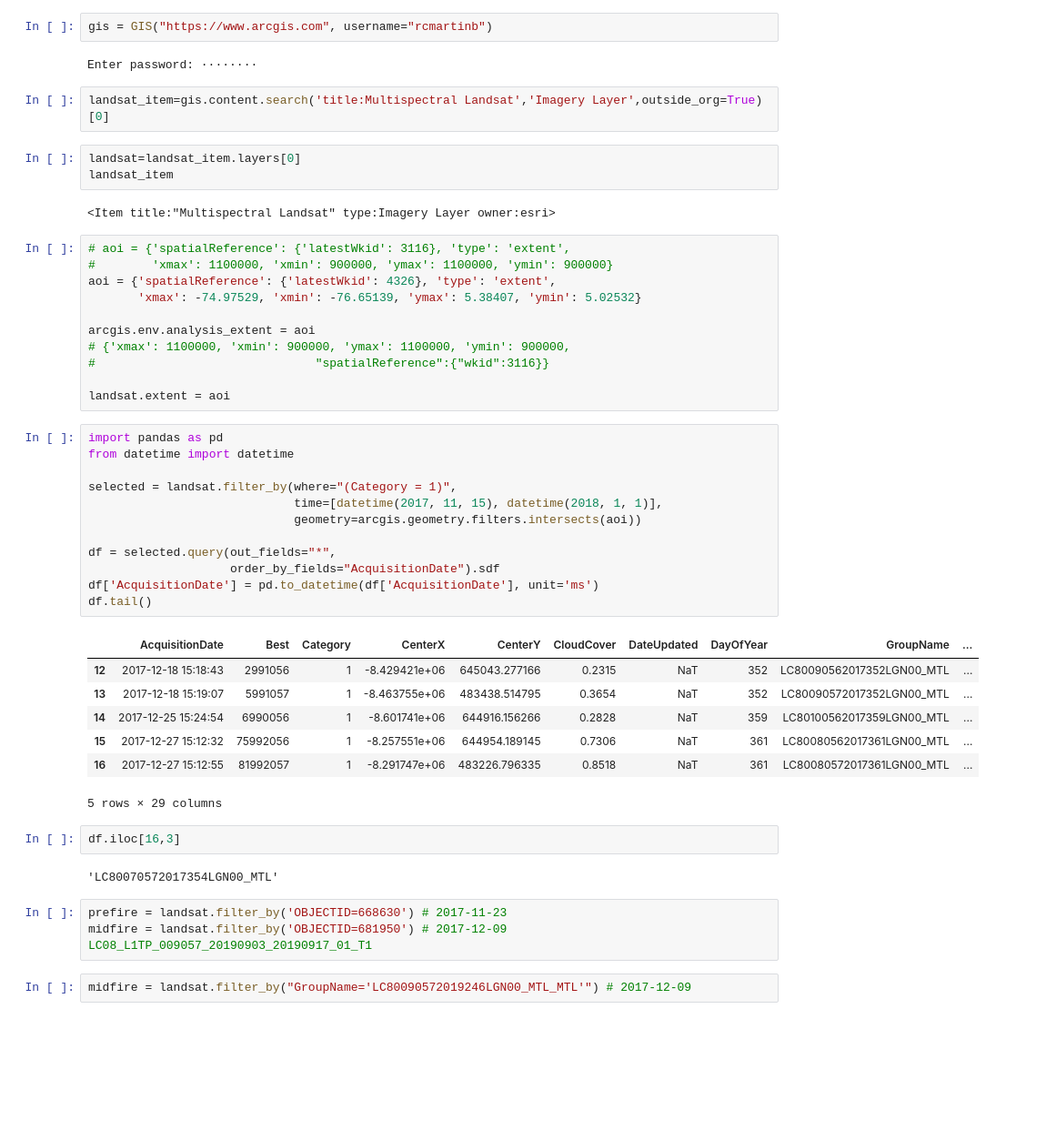
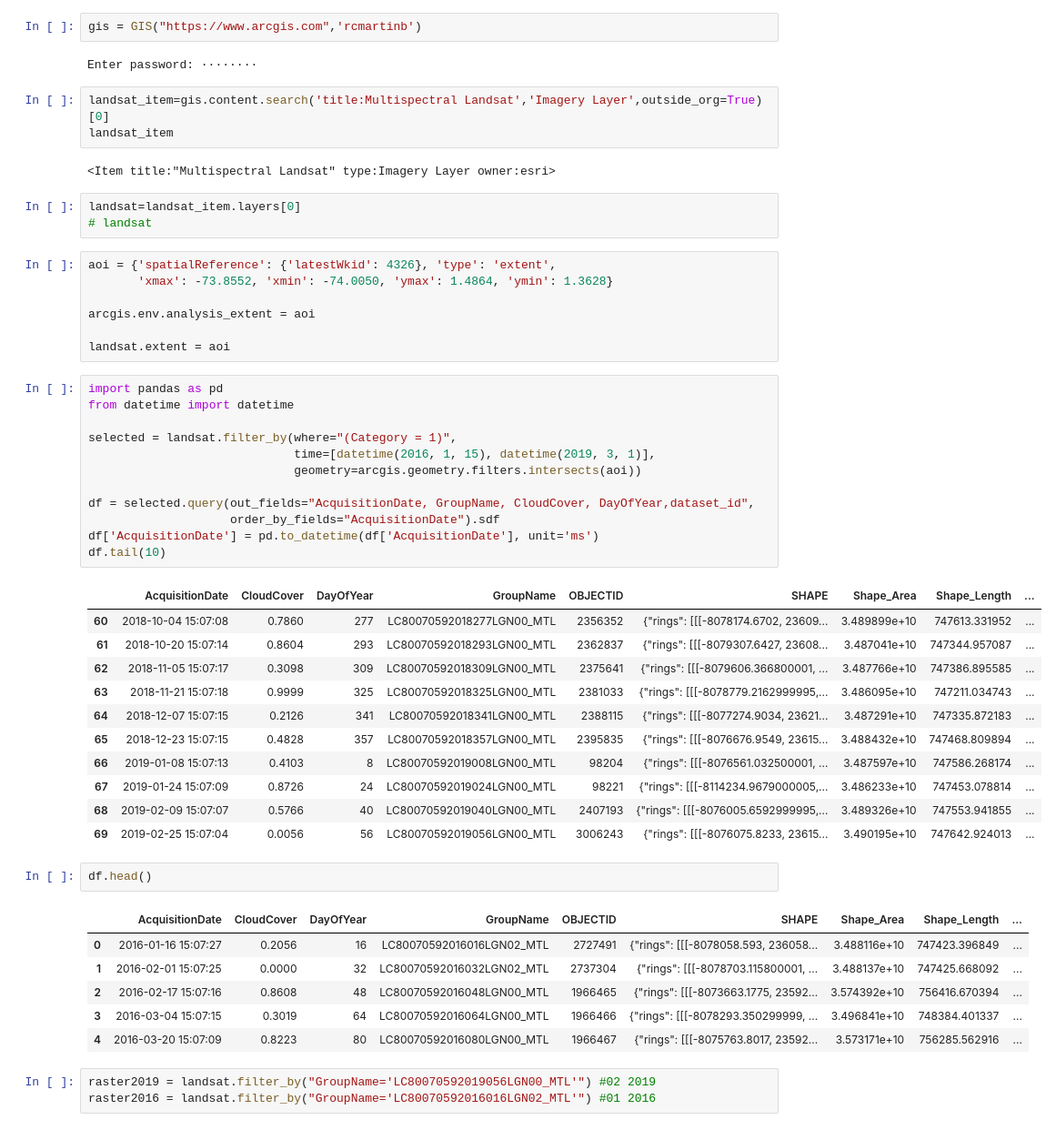
Before and after one commit to GeoGeeks/Api_Python_for_ArcGIS_dev2019, a Jupyter notebook: Imagenes satelitales.ipynb, the cells around one changed output. Shown at 91% size. Cells and saved outputs as stored; diff of their text form; blank space fills up the shorter version.

```diff
--- a/Imagenes satelitales.ipynb
+++ b/Imagenes satelitales.ipynb
@@ -7,54 +14,58 @@ import warnings
 warnings.filterwarnings('ignore')
 # %%
-gis = GIS("https://www.arcgis.com", username="rcmartinb")
+gis = GIS("https://www.arcgis.com",'rcmartinb')
 # %% [output]
 Enter password: ········
 # %%
 landsat_item=gis.content.search('title:Multispectral Landsat','Imagery Layer',outside_org=True)[0]
+landsat_item
+# %% [output]
+<Item title:"Multispectral Landsat" type:Imagery Layer owner:esri>
 # %%
 landsat=landsat_item.layers[0]
-landsat_item
+# landsat
-# %% [output]
-<Item title:"Multispectral Landsat" type:Imagery Layer owner:esri>
-# %%
-# aoi = {'spatialReference': {'latestWkid': 3116}, 'type': 'extent',
-#        'xmax': 1100000, 'xmin': 900000, 'ymax': 1100000, 'ymin': 900000}
-aoi = {'spatialReference': {'latestWkid': 4326}, 'type': 'extent',
-       'xmax': -74.97529, 'xmin': -76.65139, 'ymax': 5.38407, 'ymin': 5.02532}
-
-arcgis.env.analysis_extent = aoi
-# {'xmax': 1100000, 'xmin': 900000, 'ymax': 1100000, 'ymin': 900000,
-#                               "spatialReference":{"wkid":3116}}
-
-landsat.extent = aoi
+# %%
+aoi = {'spatialReference': {'latestWkid': 4326}, 'type': 'extent',
+       'xmax': -73.8552, 'xmin': -74.0050, 'ymax': 1.4864, 'ymin': 1.3628}
+
+arcgis.env.analysis_extent = aoi
+
+landsat.extent = aoi
 # %%
 import pandas as pd
 from datetime import datetime
 
 selected = landsat.filter_by(where="(Category = 1)",
-                             time=[datetime(2017, 11, 15), datetime(2018, 1, 1)],
+                             time=[datetime(2016, 1, 15), datetime(2019, 3, 1)],
                              geometry=arcgis.geometry.filters.intersects(aoi))
 
-df = selected.query(out_fields="*",
+df = selected.query(out_fields="AcquisitionDate, GroupName, CloudCover, DayOfYear,dataset_id",
                     order_by_fields="AcquisitionDate").sdf
 df['AcquisitionDate'] = pd.to_datetime(df['AcquisitionDate'], unit='ms')
-df.tail()
+df.tail(10)
 # %% [output]
-|  | AcquisitionDate | Best | Category | CenterX | CenterY | CloudCover | DateUpdated | DayOfYear | GroupName | ... |
-| 12 | 2017-12-18 15:18:43 | 2991056 | 1 | -8.429421e+06 | 645043.277166 | 0.2315 | NaT | 352 | LC80090562017352LGN00_MTL | ... |
-| 13 | 2017-12-18 15:19:07 | 5991057 | 1 | -8.463755e+06 | 483438.514795 | 0.3654 | NaT | 352 | LC80090572017352LGN00_MTL | ... |
-| 14 | 2017-12-25 15:24:54 | 6990056 | 1 | -8.601741e+06 | 644916.156266 | 0.2828 | NaT | 359 | LC80100562017359LGN00_MTL | ... |
-| 15 | 2017-12-27 15:12:32 | 75992056 | 1 | -8.257551e+06 | 644954.189145 | 0.7306 | NaT | 361 | LC80080562017361LGN00_MTL | ... |
-| 16 | 2017-12-27 15:12:55 | 81992057 | 1 | -8.291747e+06 | 483226.796335 | 0.8518 | NaT | 361 | LC80080572017361LGN00_MTL | ... |
+|  | AcquisitionDate | CloudCover | DayOfYear | GroupName | OBJECTID | SHAPE | Shape_Area | Shape_Length | ... |
+| 60 | 2018-10-04 15:07:08 | 0.7860 | 277 | LC80070592018277LGN00_MTL | 2356352 | {"rings": [[[-8078174.6702, 23609... | 3.489899e+10 | 747613.331952 | ... |
+| 61 | 2018-10-20 15:07:14 | 0.8604 | 293 | LC80070592018293LGN00_MTL | 2362837 | {"rings": [[[-8079307.6427, 23608... | 3.487041e+10 | 747344.957087 | ... |
+| 62 | 2018-11-05 15:07:17 | 0.3098 | 309 | LC80070592018309LGN00_MTL | 2375641 | {"rings": [[[-8079606.366800001, ... | 3.487766e+10 | 747386.895585 | ... |
+| 63 | 2018-11-21 15:07:18 | 0.9999 | 325 | LC80070592018325LGN00_MTL | 2381033 | {"rings": [[[-8078779.2162999995,... | 3.486095e+10 | 747211.034743 | ... |
+| 64 | 2018-12-07 15:07:15 | 0.2126 | 341 | LC80070592018341LGN00_MTL | 2388115 | {"rings": [[[-8077274.9034, 23621... | 3.487291e+10 | 747335.872183 | ... |
+| 65 | 2018-12-23 15:07:15 | 0.4828 | 357 | LC80070592018357LGN00_MTL | 2395835 | {"rings": [[[-8076676.9549, 23615... | 3.488432e+10 | 747468.809894 | ... |
+| 66 | 2019-01-08 15:07:13 | 0.4103 | 8 | LC80070592019008LGN00_MTL | 98204 | {"rings": [[[-8076561.032500001, ... | 3.487597e+10 | 747586.268174 | ... |
+| 67 | 2019-01-24 15:07:09 | 0.8726 | 24 | LC80070592019024LGN00_MTL | 98221 | {"rings": [[[-8114234.9679000005,... | 3.486233e+10 | 747453.078814 | ... |
+| 68 | 2019-02-09 15:07:07 | 0.5766 | 40 | LC80070592019040LGN00_MTL | 2407193 | {"rings": [[[-8076005.6592999995,... | 3.489326e+10 | 747553.941855 | ... |
+| 69 | 2019-02-25 15:07:04 | 0.0056 | 56 | LC80070592019056LGN00_MTL | 3006243 | {"rings": [[[-8076075.8233, 23615... | 3.490195e+10 | 747642.924013 | ... |
-5 rows × 29 columns
-# %%
-df.iloc[16,3]
-# %% [output]
-'LC80070572017354LGN00_MTL'
-# %%
-prefire = landsat.filter_by('OBJECTID=668630') # 2017-11-23
-midfire = landsat.filter_by('OBJECTID=681950') # 2017-12-09 LC08_L1TP_009057_20190903_20190917_01_T1
-# %%
-midfire = landsat.filter_by("GroupName='LC80090572019246LGN00_MTL_MTL'") # 2017-12-09
+# %%
+df.head()
+# %% [output]
+|  | AcquisitionDate | CloudCover | DayOfYear | GroupName | OBJECTID | SHAPE | Shape_Area | Shape_Length | ... |
+| 0 | 2016-01-16 15:07:27 | 0.2056 | 16 | LC80070592016016LGN02_MTL | 2727491 | {"rings": [[[-8078058.593, 236058... | 3.488116e+10 | 747423.396849 | ... |
+| 1 | 2016-02-01 15:07:25 | 0.0000 | 32 | LC80070592016032LGN02_MTL | 2737304 | {"rings": [[[-8078703.115800001, ... | 3.488137e+10 | 747425.668092 | ... |
+| 2 | 2016-02-17 15:07:16 | 0.8608 | 48 | LC80070592016048LGN00_MTL | 1966465 | {"rings": [[[-8073663.1775, 23592... | 3.574392e+10 | 756416.670394 | ... |
+| 3 | 2016-03-04 15:07:15 | 0.3019 | 64 | LC80070592016064LGN00_MTL | 1966466 | {"rings": [[[-8078293.350299999, ... | 3.496841e+10 | 748384.401337 | ... |
+| 4 | 2016-03-20 15:07:09 | 0.8223 | 80 | LC80070592016080LGN00_MTL | 1966467 | {"rings": [[[-8075763.8017, 23592... | 3.573171e+10 | 756285.562916 | ... |
+# %%
+raster2019 = landsat.filter_by("GroupName='LC80070592019056LGN00_MTL'") #02 2019
+raster2016 = landsat.filter_by("GroupName='LC80070592016016LGN02_MTL'") #01 2016
 # %%
 from arcgis.raster.functions import *
```
Also changed, not shown: parts of 18 cells of this notebook.
